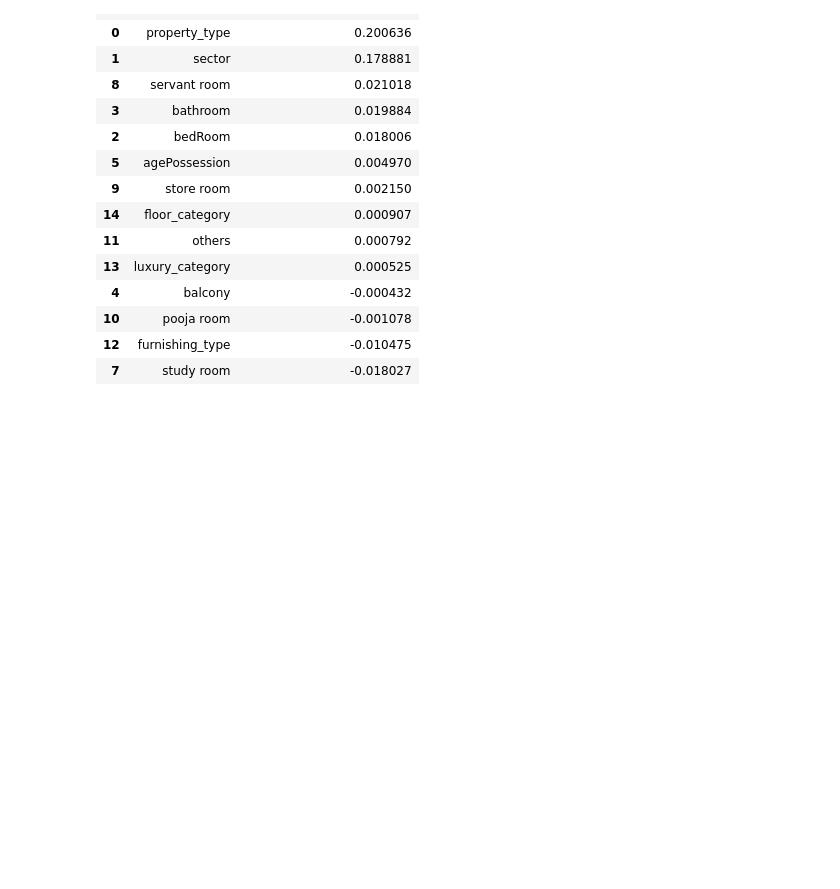
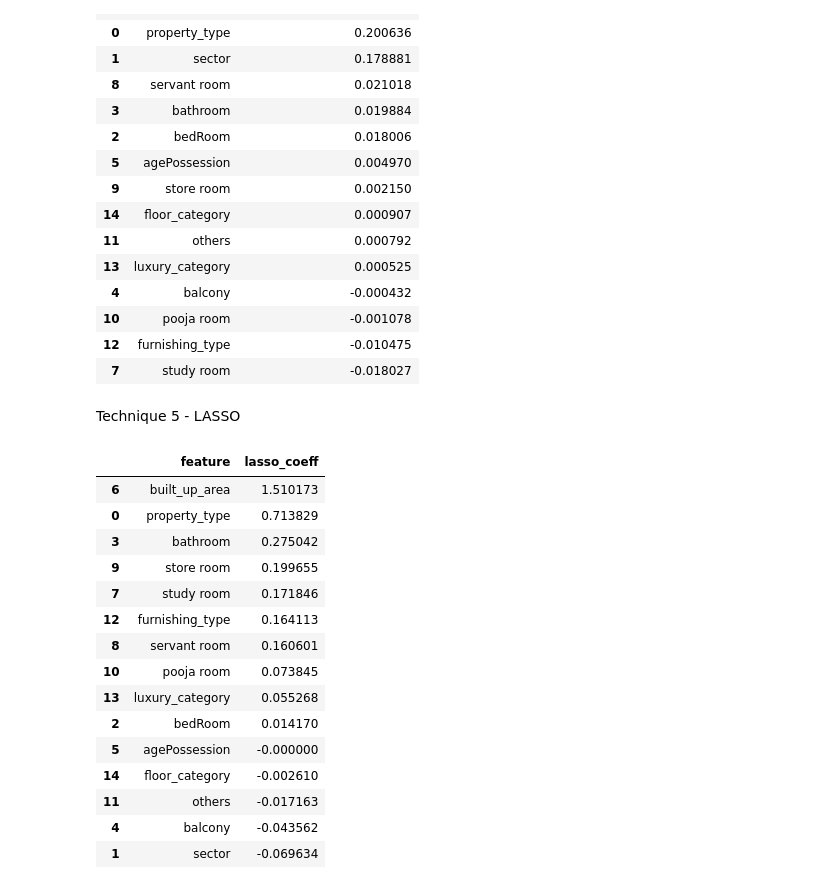
Before and after one commit to Chetan10206/Real_state_overall_analysis_app, a Jupyter notebook: Data Preprocessing/Feature selection/feature_selection.ipynb, the cells around one changed output. Cells and saved outputs as stored; diff of their text form; code cells hidden in the pictures; blank space fills up the shorter version.

```diff
--- a/Data Preprocessing/Feature selection/feature_selection.ipynb
+++ b/Data Preprocessing/Feature selection/feature_selection.ipynb
@@ -305,3 +305,42 @@ fi_df4
 | 10 | pooja room | -0.001078 |
 | 12 | furnishing_type | -0.010475 |
 | 7 | study room | -0.018027 |
+# %% [markdown]
+Technique 5 - LASSO
+# %%
+from sklearn.linear_model import Lasso # because of ordinal coding this will not perform that well
+from sklearn.preprocessing import StandardScaler
+
+# Standardize the features
+scaler = StandardScaler()
+X_scaled = scaler.fit_transform(X_label)
+
+# Train a LASSO regression model
+# We'll use a relatively small value for alpha (the regularization strength) for demonstration purposes
+lasso = Lasso(alpha=0.01, random_state=42)
+lasso.fit(X_scaled, y_label)
+
+# Extract coefficients
+fi_df5 = pd.DataFrame({
+    'feature': X_label.columns,
+    'lasso_coeff': lasso.coef_
+}).sort_values(by='lasso_coeff', ascending=False)
+
+fi_df5
+# %% [output]
+|  | feature | lasso_coeff |
+| 6 | built_up_area | 1.510173 |
+| 0 | property_type | 0.713829 |
+| 3 | bathroom | 0.275042 |
+| 9 | store room | 0.199655 |
+| 7 | study room | 0.171846 |
+| 12 | furnishing_type | 0.164113 |
+| 8 | servant room | 0.160601 |
+| 10 | pooja room | 0.073845 |
+| 13 | luxury_category | 0.055268 |
+| 2 | bedRoom | 0.014170 |
+| 5 | agePossession | -0.000000 |
+| 14 | floor_category | -0.002610 |
+| 11 | others | -0.017163 |
+| 4 | balcony | -0.043562 |
+| 1 | sector | -0.069634 |
```
Also changed, not shown: parts of 22 cells of this notebook, 1 other file.
